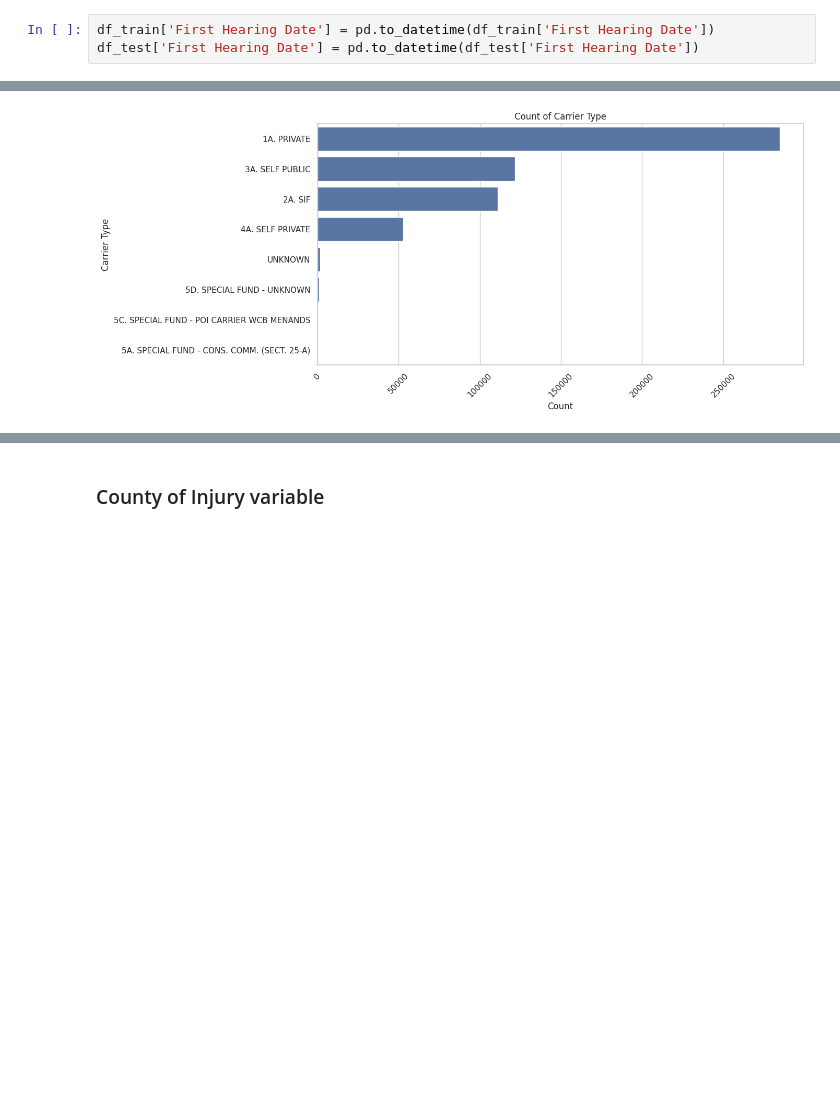
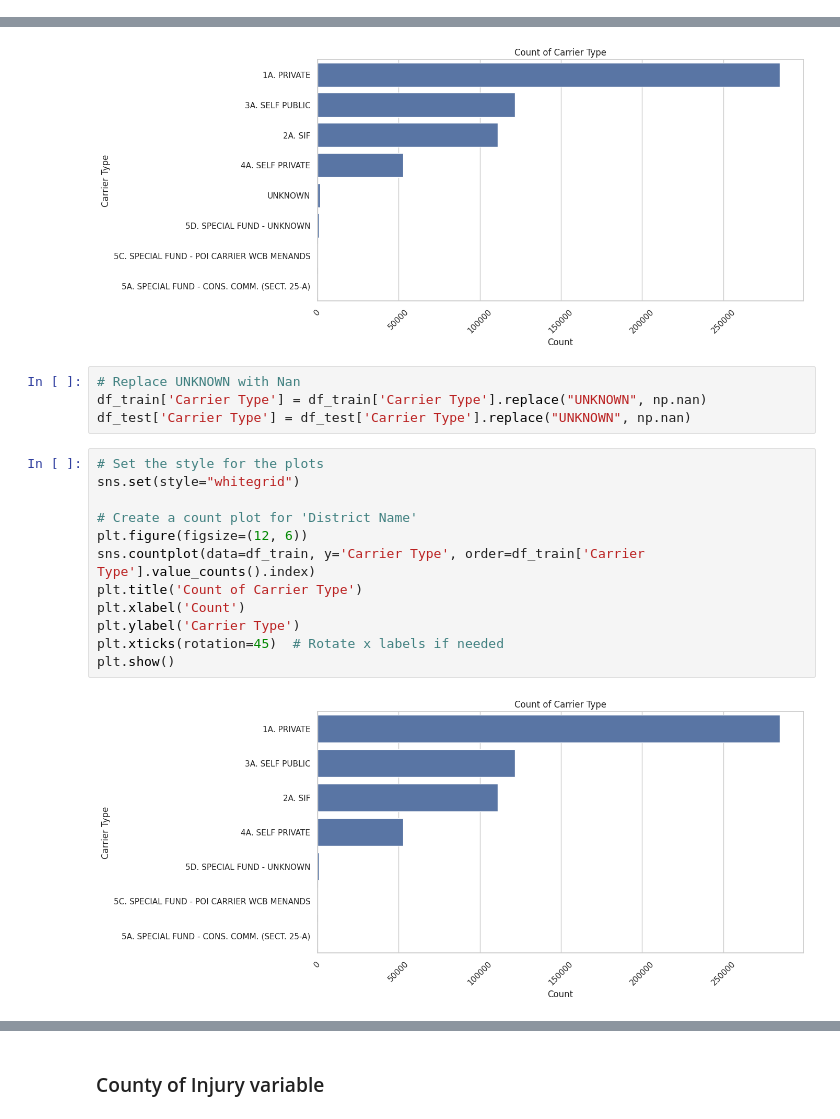
Before and after one commit to berthlou/DSAA_ML_41, a Jupyter notebook: code/exploratory_analysis/exploratory_analysis_preprocessing_final.ipynb, the cells around one changed output, grey strips where cells are left out. Saved outputs shown, nothing was run; the diff lists cells and outputs as text; blank space fills up the shorter version.

```diff
--- a/code/exploratory_analysis/exploratory_analysis_preprocessing_final.ipynb
+++ b/code/exploratory_analysis/exploratory_analysis_preprocessing_final.ipynb
@@ -449,6 +467,3 @@ First, we need to ensure that this variable is in the correct date format.
-# %%
-df_train['First Hearing Date'] = pd.to_datetime(df_train['First Hearing Date'])
-df_test['First Hearing Date'] = pd.to_datetime(df_test['First Hearing Date'])
 # %% [markdown]
 Let's examine the key statistics for this variable:
 # %%
@@ -621,3 +652,21 @@ plt.xticks(rotation=45)  # Rotate x labels if needed
 plt.show()
 # %% [output]
 [figure]
+# %%
+# Replace UNKNOWN with Nan
+df_train['Carrier Type'] = df_train['Carrier Type'].replace("UNKNOWN", np.nan)
+df_test['Carrier Type'] = df_test['Carrier Type'].replace("UNKNOWN", np.nan)
+# %%
+# Set the style for the plots
+sns.set(style="whitegrid")
+
+# Create a count plot for 'District Name'
+plt.figure(figsize=(12, 6))
+sns.countplot(data=df_train, y='Carrier Type', order=df_train['Carrier Type'].value_counts().index)
+plt.title('Count of Carrier Type')
+plt.xlabel('Count')
+plt.ylabel('Carrier Type')
+plt.xticks(rotation=45)  # Rotate x labels if needed
+plt.show()
+# %% [output]
+[figure, added]
```
Also changed, not shown: parts of 126 cells of this notebook.
